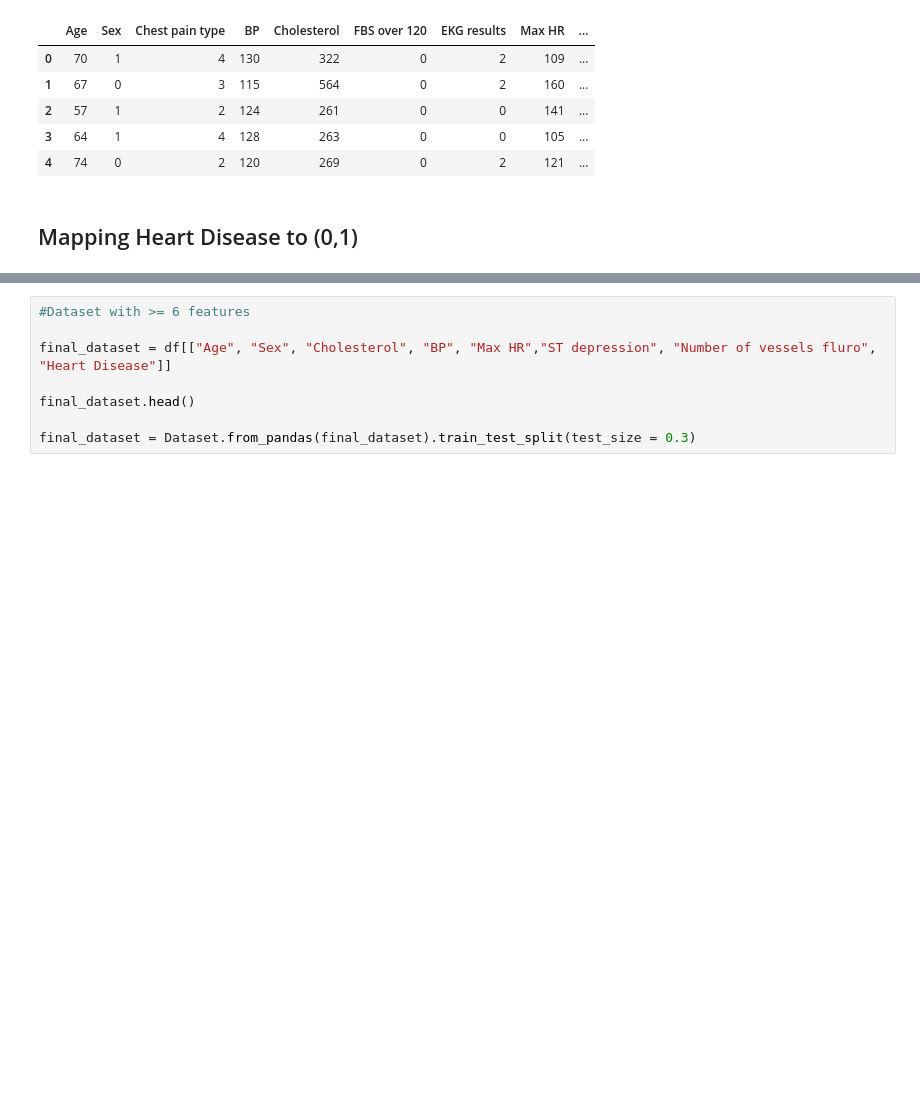
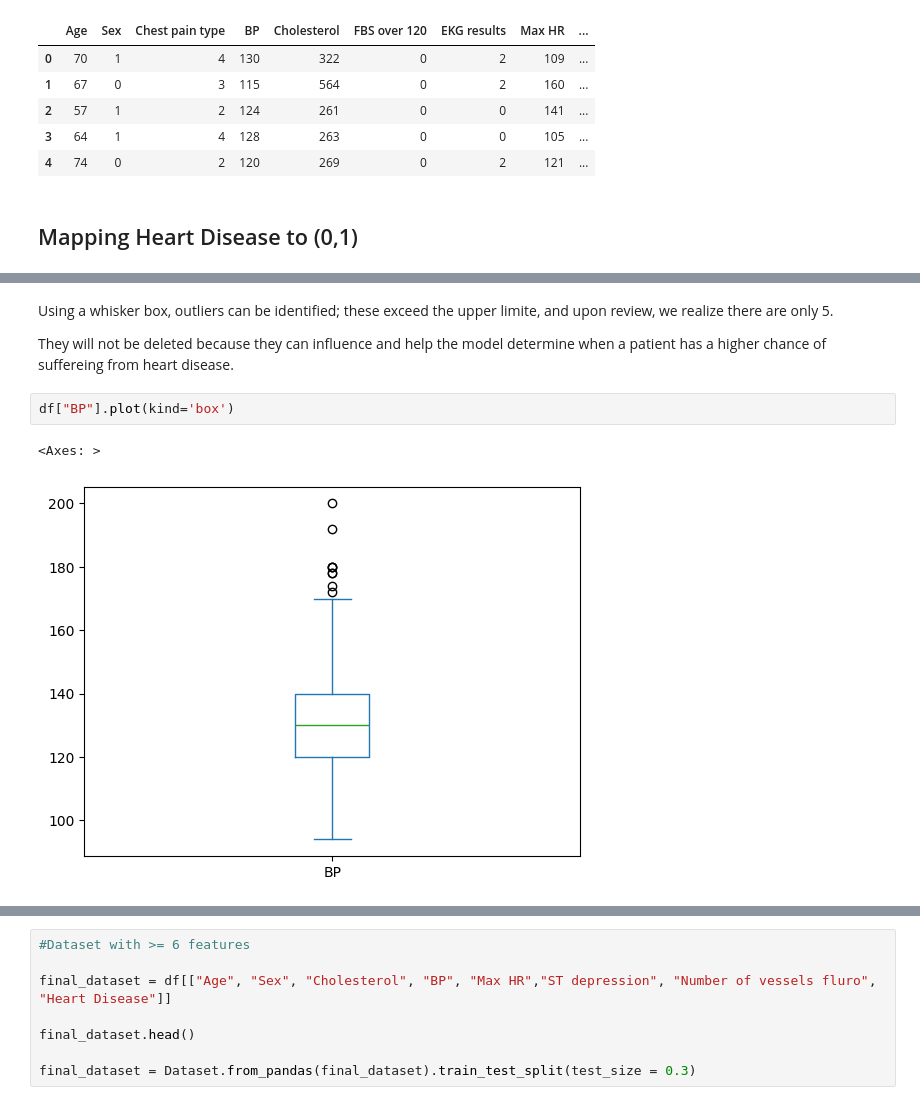
Before and after one commit to tulio3101/TDSE-02, a Jupyter notebook: heart_disease_risk_prediction.ipynb, the cells around one changed output, grey strips where cells are left out. Cells and saved outputs as stored; diff of their text form; blank space fills up the shorter version.

```diff
--- a/heart_disease_risk_prediction.ipynb
+++ b/heart_disease_risk_prediction.ipynb
@@ -54,0 +133,9 @@ df.head()
+# %% [markdown]
+Using a whisker box, outliers can be identified; these exceed the upper limite, and upon review, we realize there are only 5.
+
+They will not be deleted because they can influence and help the model determine when a patient has a higher chance of suffereing from heart disease.
+# %%
+df["BP"].plot(kind='box')
+# %% [output]
+<Axes: >
+[figure, added]
```
Also changed, not shown: parts of 19 cells of this notebook.
